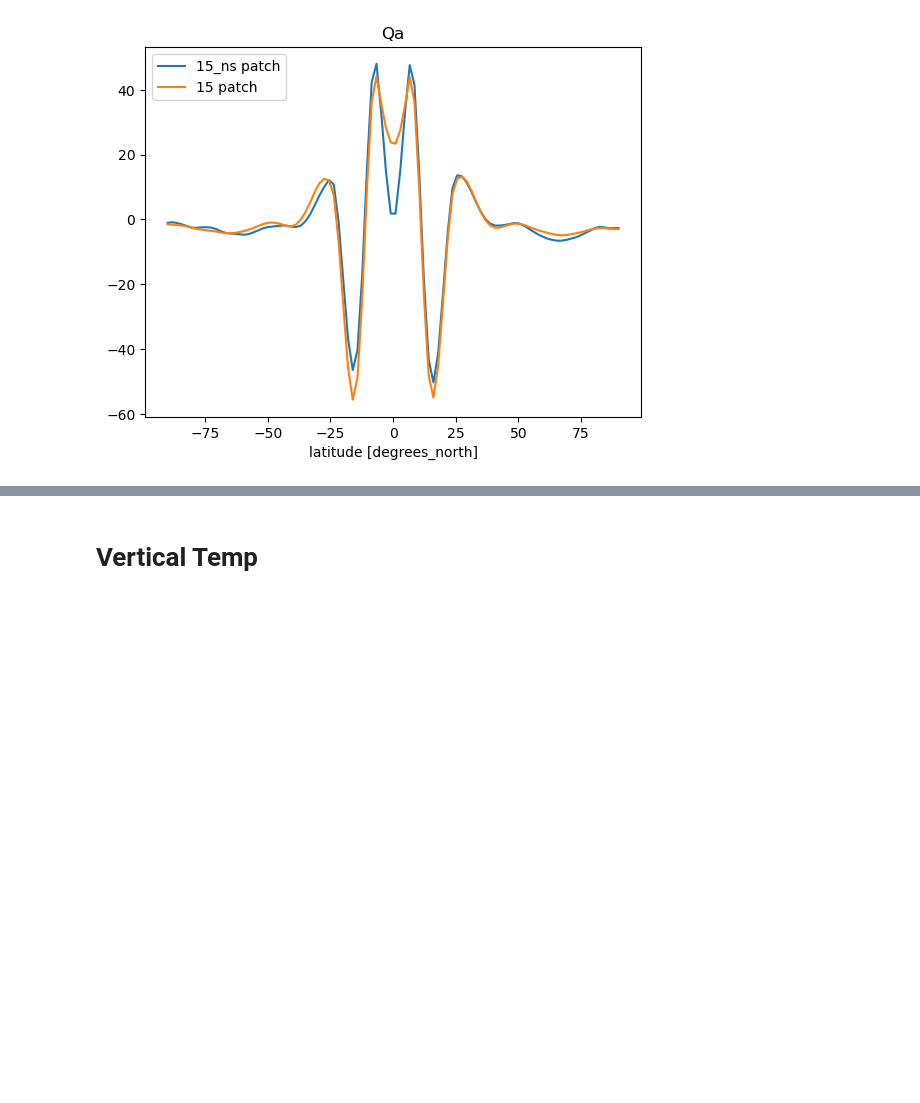
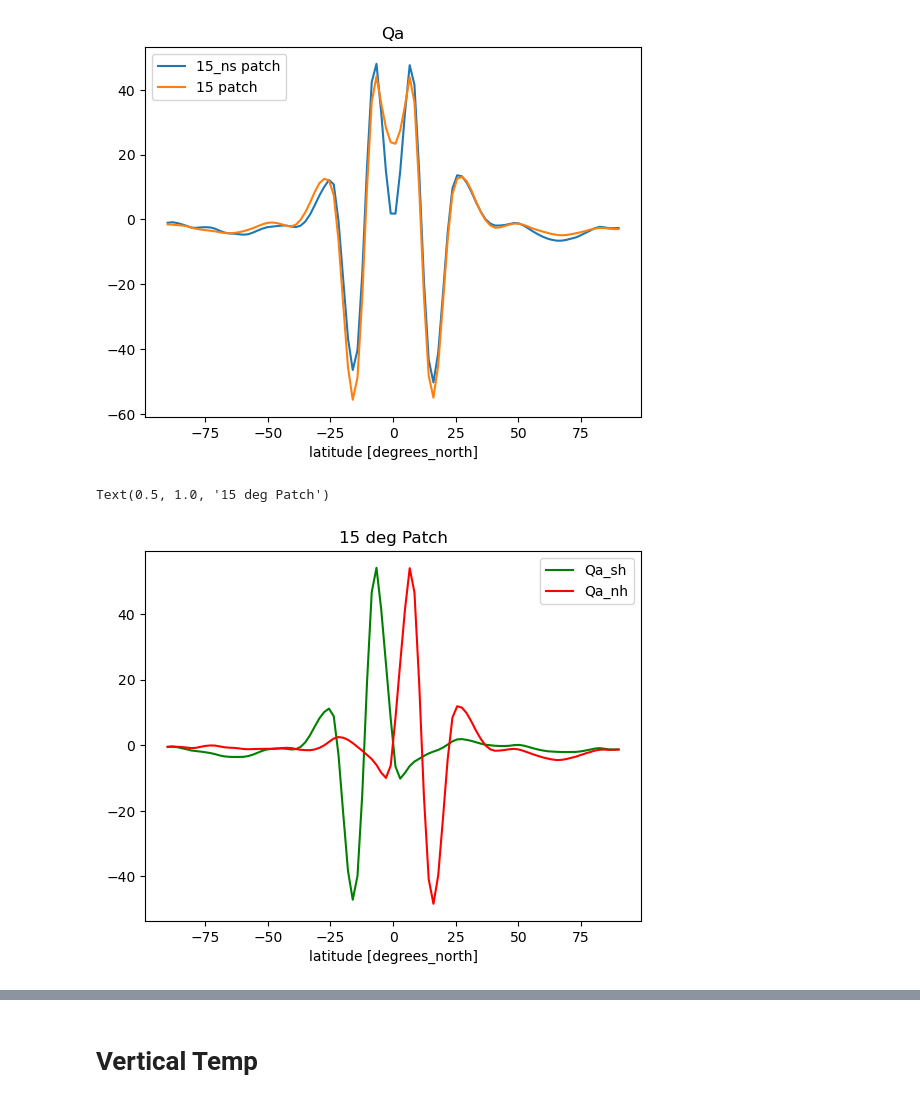
Before and after one commit to mailesasaki/cdds_sst_perturbations, a Jupyter notebook: Project_1_Linearity_test.ipynb, the cells around one changed output, grey strips where cells are left out. Saved outputs shown, nothing was run; the diff lists cells and outputs as text; code cells hidden in the pictures; blank space fills up the shorter version.

```diff
--- a/Project_1_Linearity_test.ipynb
+++ b/Project_1_Linearity_test.ipynb
@@ -475,3 +490,16 @@ plt.title('Qa')
 # %% [output]
 Text(0.5, 1.0, 'Qa')
 [figure]
+# %%
+Qa_15_s=Qs_15_s-TOA_15_s
+Qa_15_s.plot(color='green', label='Qa_sh')
+
+Qa_15_n=Qs_15_n-TOA_15_n
+Qa_15_n.plot(color='red', label='Qa_nh')
+
+
+plt.legend(loc='upper right')
+plt.title("15 deg Patch")
+# %% [output]
+Text(0.5, 1.0, '15 deg Patch')
+[figure, added]
```
Also changed, not shown: parts of 49 cells of this notebook.
